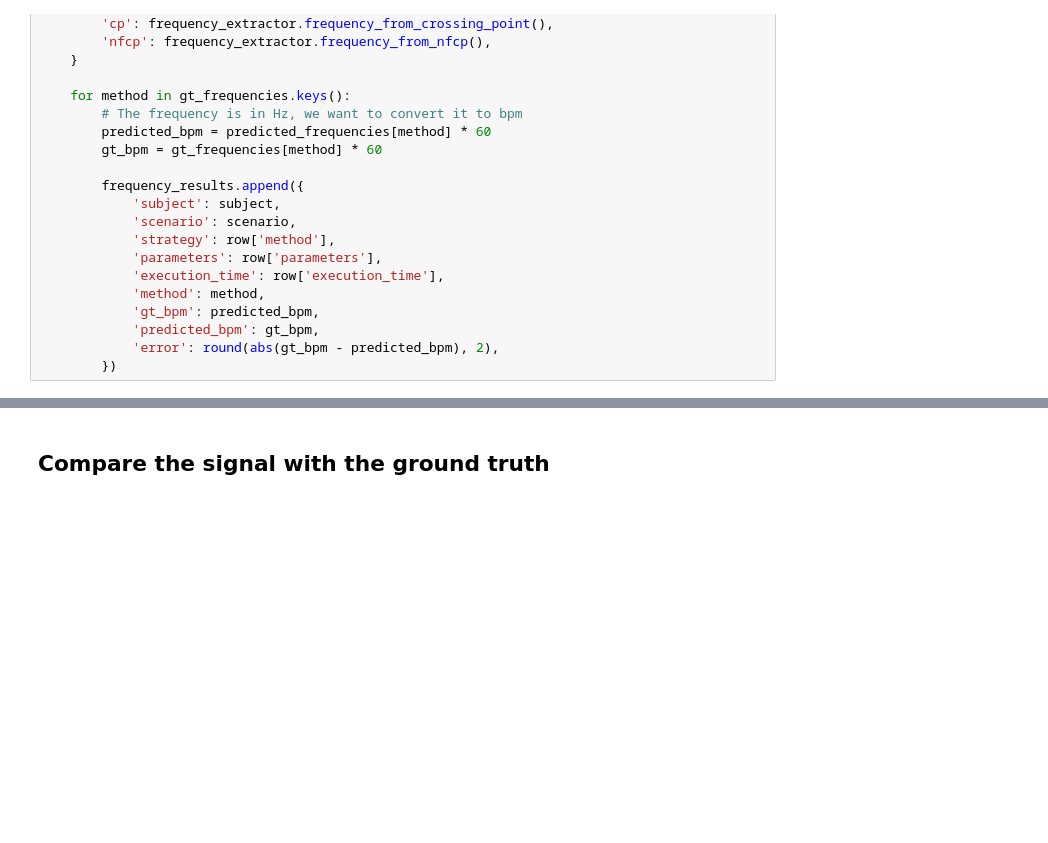
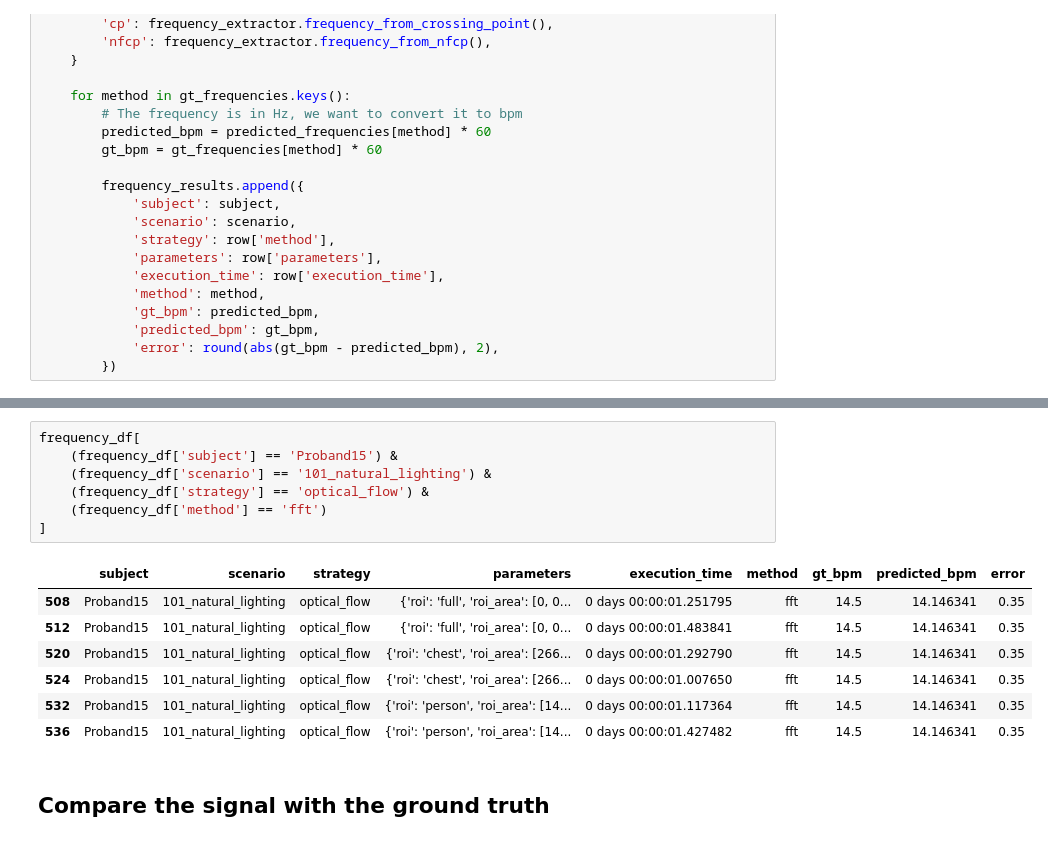
Before and after one commit to pzierahn/respiration, a Jupyter notebook: notebooks/evaluation.ipynb, the cells around one changed output, grey strips where cells are left out. Cells and saved outputs as stored; diff of their text form; blank space fills up the shorter version.

```diff
--- a/notebooks/evaluation.ipynb
+++ b/notebooks/evaluation.ipynb
@@ -82,3 +103,18 @@ frequency_df
+# %%
+frequency_df[
+    (frequency_df['subject'] == 'Proband15') &
+    (frequency_df['scenario'] == '101_natural_lighting') &
+    (frequency_df['strategy'] == 'optical_flow') &
+    (frequency_df['method'] == 'fft')
+]
+# %% [output]
+|  | subject | scenario | strategy | parameters | execution_time | method | gt_bpm | predicted_bpm | error |
+| 508 | Proband15 | 101_natural_lighting | optical_flow | {'roi': 'full', 'roi_area': [0, 0... | 0 days 00:00:01.251795 | fft | 14.5 | 14.146341 | 0.35 |
+| 512 | Proband15 | 101_natural_lighting | optical_flow | {'roi': 'full', 'roi_area': [0, 0... | 0 days 00:00:01.483841 | fft | 14.5 | 14.146341 | 0.35 |
+| 520 | Proband15 | 101_natural_lighting | optical_flow | {'roi': 'chest', 'roi_area': [266... | 0 days 00:00:01.292790 | fft | 14.5 | 14.146341 | 0.35 |
+| 524 | Proband15 | 101_natural_lighting | optical_flow | {'roi': 'chest', 'roi_area': [266... | 0 days 00:00:01.007650 | fft | 14.5 | 14.146341 | 0.35 |
+| 532 | Proband15 | 101_natural_lighting | optical_flow | {'roi': 'person', 'roi_area': [14... | 0 days 00:00:01.117364 | fft | 14.5 | 14.146341 | 0.35 |
+| 536 | Proband15 | 101_natural_lighting | optical_flow | {'roi': 'person', 'roi_area': [14... | 0 days 00:00:01.427482 | fft | 14.5 | 14.146341 | 0.35 |
 # %% [markdown]
 ## Compare the signal with the ground truth
 # %%
```
Also changed, not shown: parts of 13 cells of this notebook.
